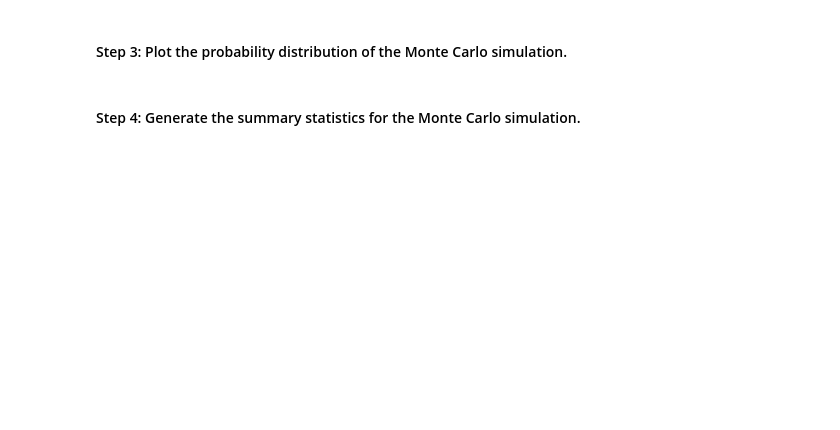
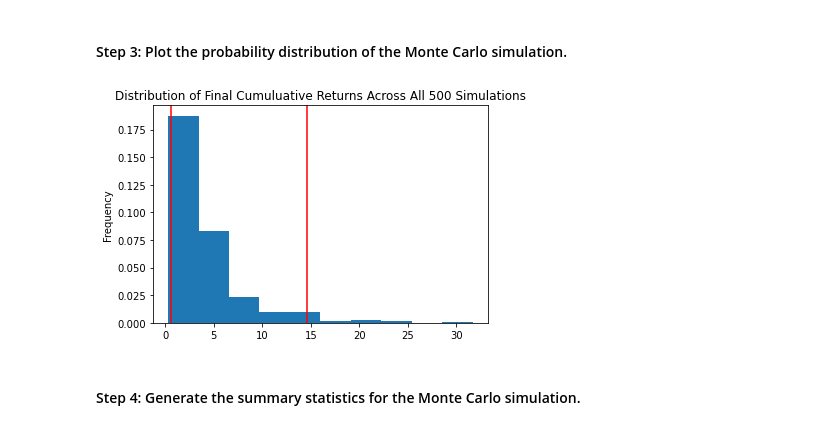
Before and after one commit to heberbcruz/Challenge-5, a Jupyter notebook: Challage 5 Code/financial_planning_tools.ipynb, the cells around one changed output. Drawn from its saved outputs; the diff is of its cells as text; code cells hidden in the pictures; blank space fills up the shorter version.

```diff
--- a/Challage 5 Code/financial_planning_tools.ipynb
+++ b/Challage 5 Code/financial_planning_tools.ipynb
@@ -377,7 +537,9 @@ In this section, you’ll use the MCForecastTools library to create a Monte Carl
 # %%
 # Visualize the probability distribution of the 30-year Monte Carlo simulation
 # by plotting a histogram
-# YOUR CODE HERE
+MC_sim_dist_plot = MC_thirtyyear.plot_distribution()
+# %% [output]
+[figure, added]
 # %% [markdown]
 #### Step 4: Generate the summary statistics for the Monte Carlo simulation.
 # %%
```
Also changed, not shown: parts of 42 cells of this notebook.
